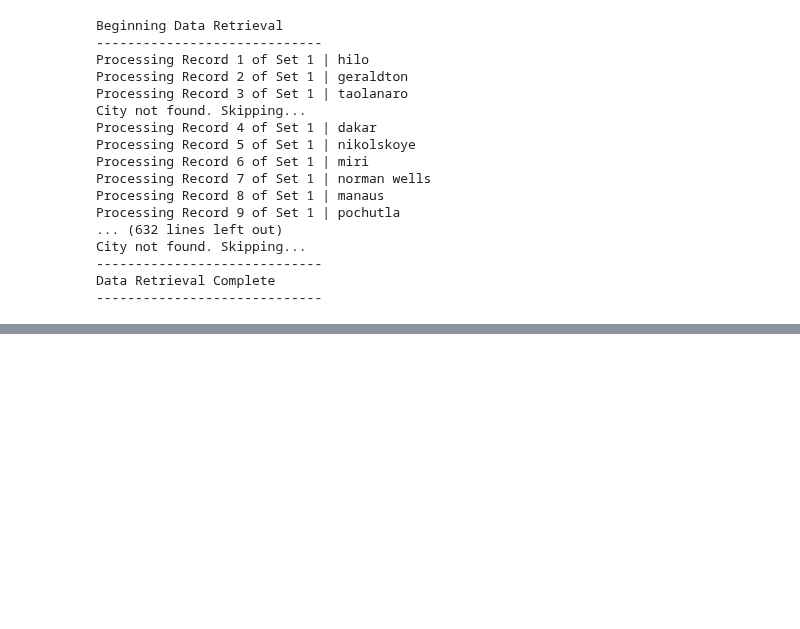
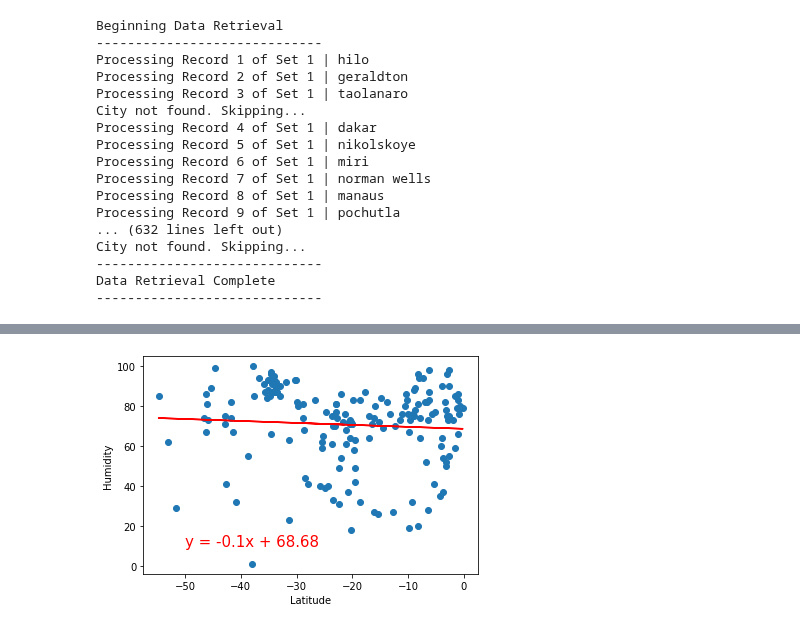
Before and after one commit to peterdyke/World_Weather_Analysis, a Jupyter notebook: WeatherPy.ipynb, the cells around one changed output, grey strips where cells are left out. Saved outputs shown, nothing was run; the diff lists cells and outputs as text; code cells hidden in the pictures; blank space fills up the shorter version.

```diff
--- a/WeatherPy.ipynb
+++ b/WeatherPy.ipynb
@@ -265,0 +333,10 @@ plt.show()
+# %%
+# Linear regression on the Southern Hemisphere, Lats vs Humidity
+x_values = southern_hemi_df["Lat"]
+y_values = southern_hemi_df["Humidity"]
+# Call the function.
+plot_linear_regression(x_values, y_values,
+                       'Linear Regression on the Southern Hemisphere \
+                        for Humidity', 'Humidity',(-50,10))
+# %% [output]
+[figure, added]
```
Also changed, not shown: parts of 19 cells of this notebook.
